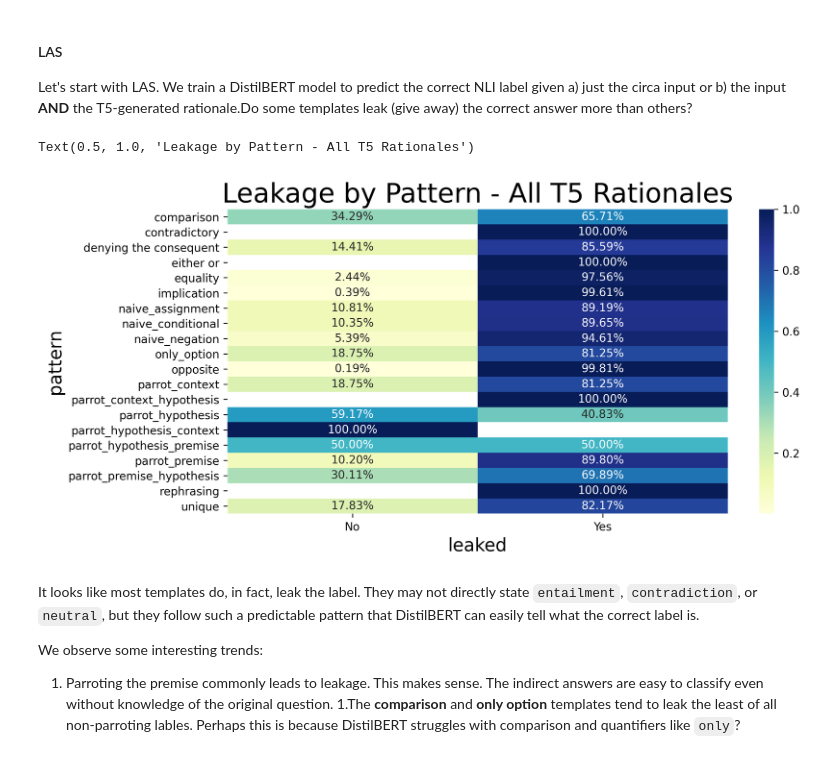
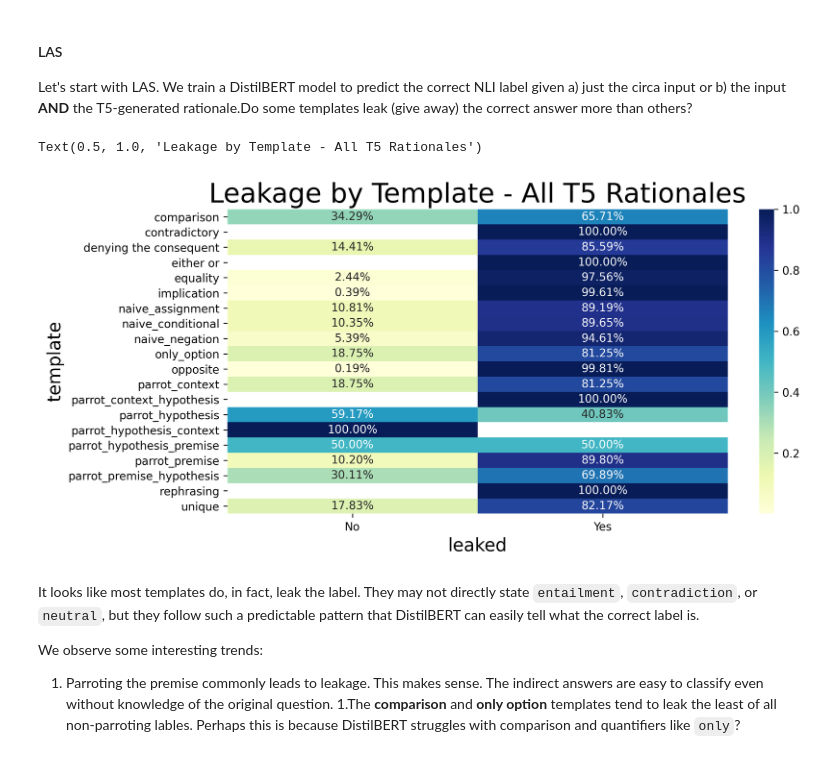
Before and after one commit to frederiknolte/indirect-response, a Jupyter notebook: visualize_rationales.ipynb, the cells around one changed output. Saved outputs shown, nothing was run; the diff lists cells and outputs as text; code cells hidden in the pictures.

```diff
--- a/visualize_rationales.ipynb
+++ b/visualize_rationales.ipynb
@@ -168,21 +166,21 @@ A rationale is **faithful** when it accurately describes the reasoning process o
 
 Let's start with LAS. We train a DistilBERT model to predict the correct NLI label given a) just the circa input or b) the input **AND** the T5-generated rationale.Do some templates leak (give away) the correct answer more than others?
 # %%
-LEAKAGE_BY_PATTERN = (DF.groupby(['pattern'])['leaked'].value_counts(normalize=True)).to_frame()
+LEAKAGE_BY_PATTERN = (DF.groupby(['template'])['leaked'].value_counts(normalize=True)).to_frame()
 LEAKAGE_BY_PATTERN.columns = ['percent_leaked']
 LEAKAGE_BY_PATTERN = LEAKAGE_BY_PATTERN.reset_index()
-LEAKAGE_BY_PATTERN.columns = ['pattern', 'leaked', 'percent_leaked']
-LEAKAGE_BY_PATTERN = LEAKAGE_BY_PATTERN.pivot('pattern', 'leaked', 'percent_leaked')
+LEAKAGE_BY_PATTERN.columns = ['template', 'leaked', 'percent_leaked']
+LEAKAGE_BY_PATTERN = LEAKAGE_BY_PATTERN.pivot('template', 'leaked', 'percent_leaked')
 ax = sns.heatmap(
     LEAKAGE_BY_PATTERN,
     annot=True,
     fmt='.2%',
     cmap='YlGnBu'
 )
-ax.set_title("Leakage by Pattern - All T5 Rationales")
+ax.set_title("Leakage by Template - All T5 Rationales")
 # %% [output]
-Text(0.5, 1.0, 'Leakage by Pattern - All T5 Rationales')
+Text(0.5, 1.0, 'Leakage by Template - All T5 Rationales')
-[figure, old version]
+[figure, new version]
 # %% [markdown]
 It looks like most templates do, in fact, leak the label. They may not directly state `entailment`, `contradiction`, or `neutral`, but they follow such a predictable pattern that DistilBERT can easily tell what the correct label is.
 
```
Also changed, not shown: parts of 11 cells of this notebook, 2 other files.
